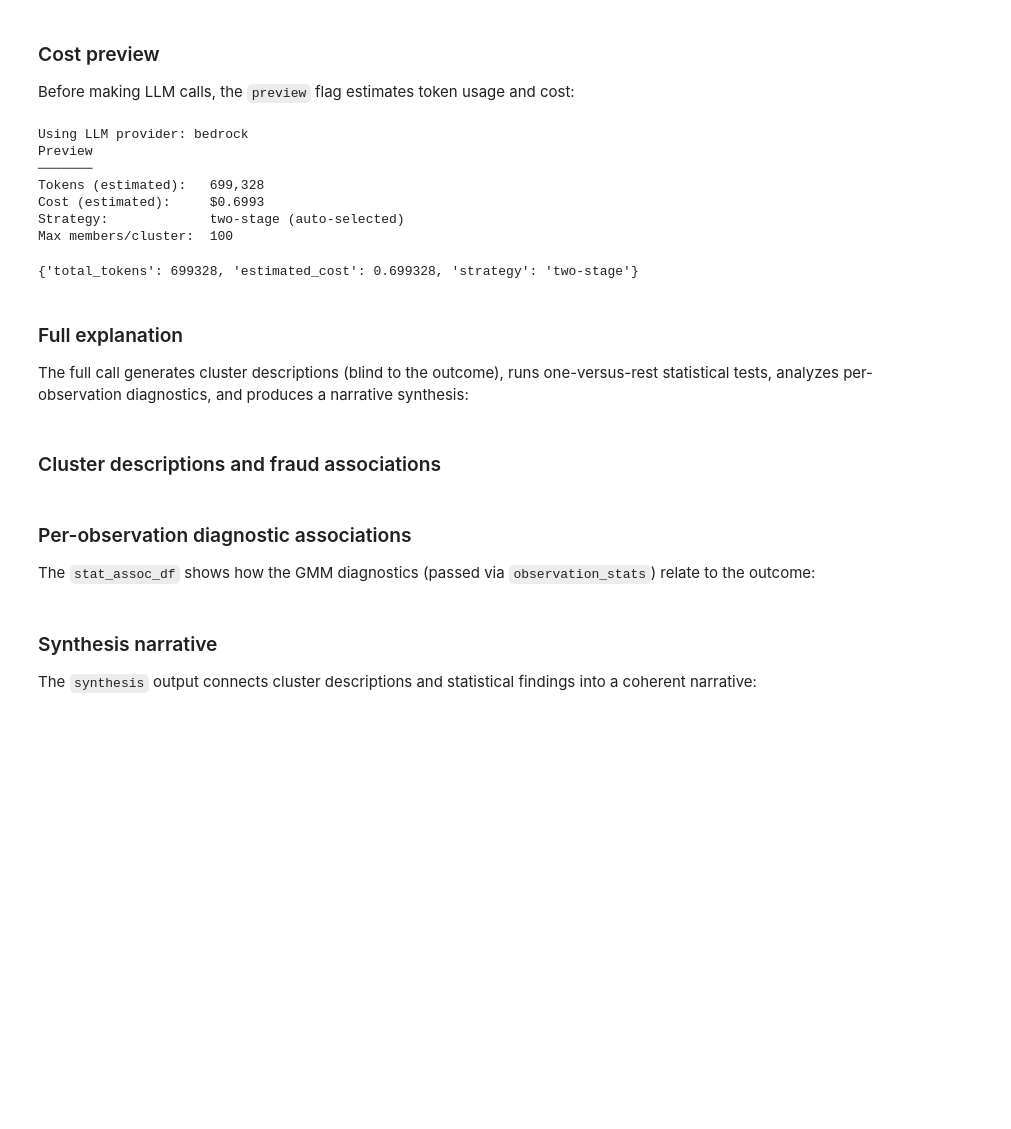
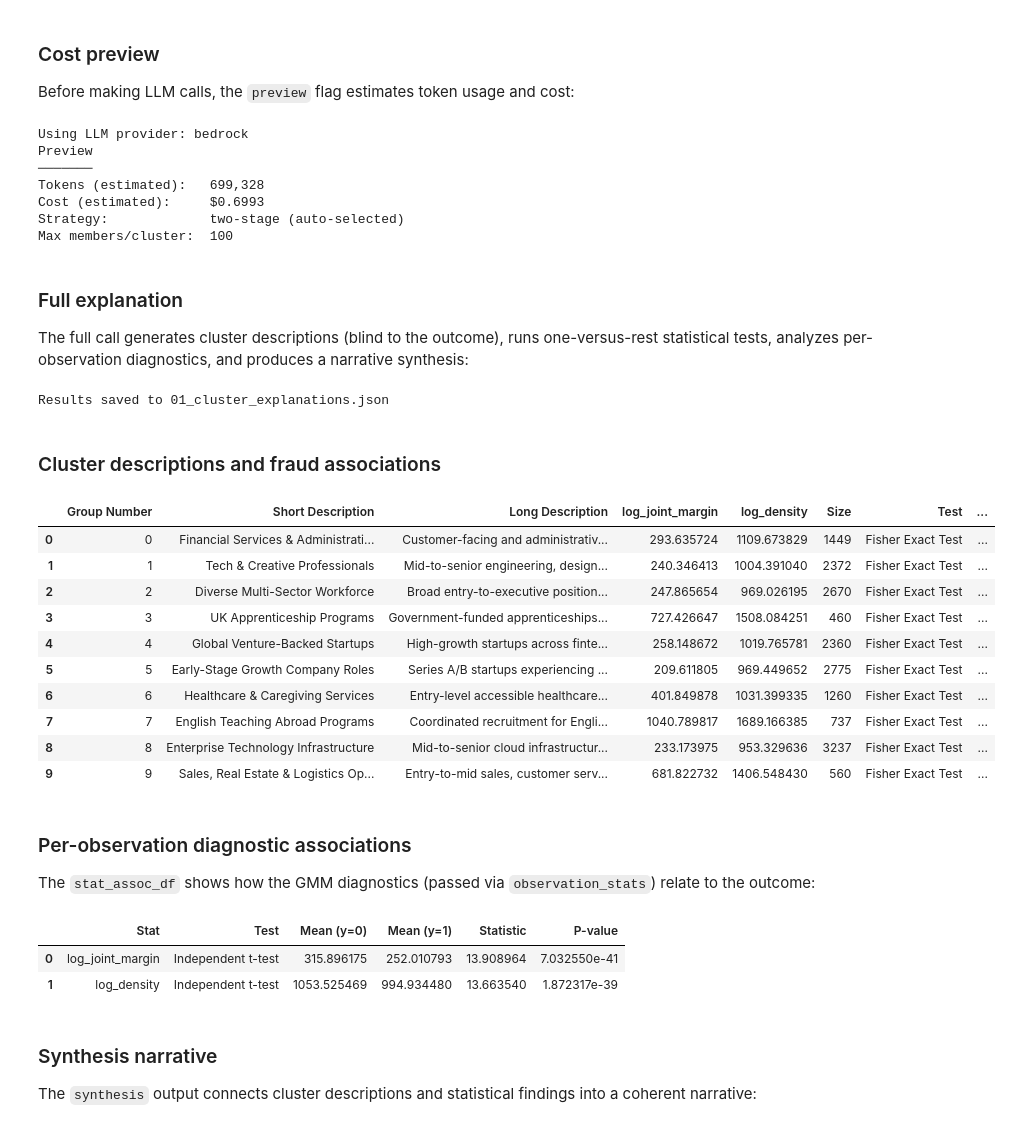
Before and after one commit to asmahani/TabuLLM, a Jupyter notebook: examples/01_fraud_detection_walkthrough.ipynb, the cells around one changed output. Cells and saved outputs as stored; diff of their text form; code cells hidden in the pictures; blank space fills up the shorter version.

```diff
--- a/examples/01_fraud_detection_walkthrough.ipynb
+++ b/examples/01_fraud_detection_walkthrough.ipynb
@@ -18,7 +18,7 @@ This notebook demonstrates the core **TabuLLM** workflow on a fraud detection da
   Set `RERUN = True` below to re-execute the LLM calls.
 # %%
 # --- Configuration ---
-RERUN = True          # Set to True to re-execute LLM calls
+RERUN = False          # Set to True to re-execute LLM calls
 LLM_PROVIDER = "bedrock"  # "openai" or "bedrock"
 # %%
 # Load environment variables from .env file (API keys, AWS credentials, etc.)
@@ -201,7 +208,7 @@ explainer = ClusterExplainer(
     llm_cost_per_1M_tokens=llm_cost,
 )
 
-explainer.explain(
+_ = explainer.explain(
     X, cluster_labels,
     max_members_per_cluster=100,
     random_state=42,
@@ -215,7 +222,6 @@ Tokens (estimated):   699,328
 Cost (estimated):     $0.6993
 Strategy:             two-stage (auto-selected)
 Max members/cluster:  100
-{'total_tokens': 699328, 'estimated_cost': 0.699328, 'strategy': 'two-stage'}
 # %% [markdown]
 ### Full explanation
 
@@ -260,5 +266,7 @@ else:
     stat_assoc_df = pd.DataFrame(results['stat_assoc_df'])
     synthesis = results['synthesis']
     print("Loaded pre-computed results from 01_cluster_explanations.json")
+# %% [output]
+Results saved to 01_cluster_explanations.json
 # %% [markdown]
 ### Cluster descriptions and fraud associations
@@ -269,3 +273,17 @@ result_df[available_cols]
+# %%
+result_df
+# %% [output]
+|  | Group Number | Short Description | Long Description | log_joint_margin | log_density | Size | Test | ... |
+| 0 | 0 | Financial Services & Administrati... | Customer-facing and administrativ... | 293.635724 | 1109.673829 | 1449 | Fisher Exact Test | ... |
+| 1 | 1 | Tech & Creative Professionals | Mid-to-senior engineering, design... | 240.346413 | 1004.391040 | 2372 | Fisher Exact Test | ... |
+| 2 | 2 | Diverse Multi-Sector Workforce | Broad entry-to-executive position... | 247.865654 | 969.026195 | 2670 | Fisher Exact Test | ... |
+| 3 | 3 | UK Apprenticeship Programs | Government-funded apprenticeships... | 727.426647 | 1508.084251 | 460 | Fisher Exact Test | ... |
+| 4 | 4 | Global Venture-Backed Startups | High-growth startups across finte... | 258.148672 | 1019.765781 | 2360 | Fisher Exact Test | ... |
+| 5 | 5 | Early-Stage Growth Company Roles | Series A/B startups experiencing ... | 209.611805 | 969.449652 | 2775 | Fisher Exact Test | ... |
+| 6 | 6 | Healthcare & Caregiving Services | Entry-level accessible healthcare... | 401.849878 | 1031.399335 | 1260 | Fisher Exact Test | ... |
+| 7 | 7 | English Teaching Abroad Programs | Coordinated recruitment for Engli... | 1040.789817 | 1689.166385 | 737 | Fisher Exact Test | ... |
+| 8 | 8 | Enterprise Technology Infrastructure | Mid-to-senior cloud infrastructur... | 233.173975 | 953.329636 | 3237 | Fisher Exact Test | ... |
+| 9 | 9 | Sales, Real Estate & Logistics Op... | Entry-to-mid sales, customer serv... | 681.822732 | 1406.548430 | 560 | Fisher Exact Test | ... |
 # %% [markdown]
 ### Per-observation diagnostic associations
 
@@ -273,6 +291,10 @@ The `stat_assoc_df` shows how the GMM diagnostics (passed via `observation_stats
 relate to the outcome:
 # %%
 stat_assoc_df
+# %% [output]
+|  | Stat | Test | Mean (y=0) | Mean (y=1) | Statistic | P-value |
+| 0 | log_joint_margin | Independent t-test | 315.896175 | 252.010793 | 13.908964 | 7.032550e-41 |
+| 1 | log_density | Independent t-test | 1053.525469 | 994.934480 | 13.663540 | 1.872317e-39 |
 # %% [markdown]
 ### Synthesis narrative
 
```
Also changed, not shown: parts of 7 cells of this notebook, 2 other files.
